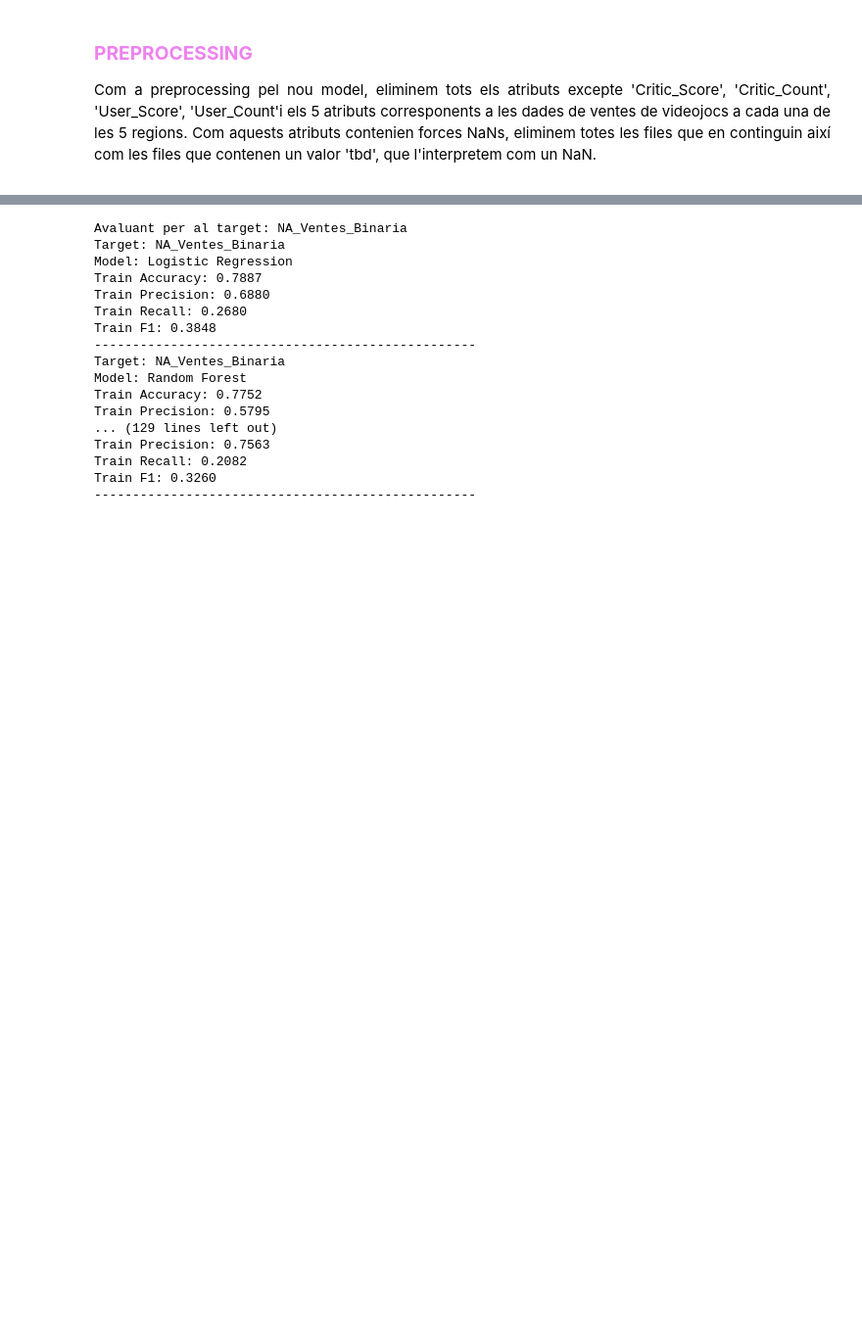
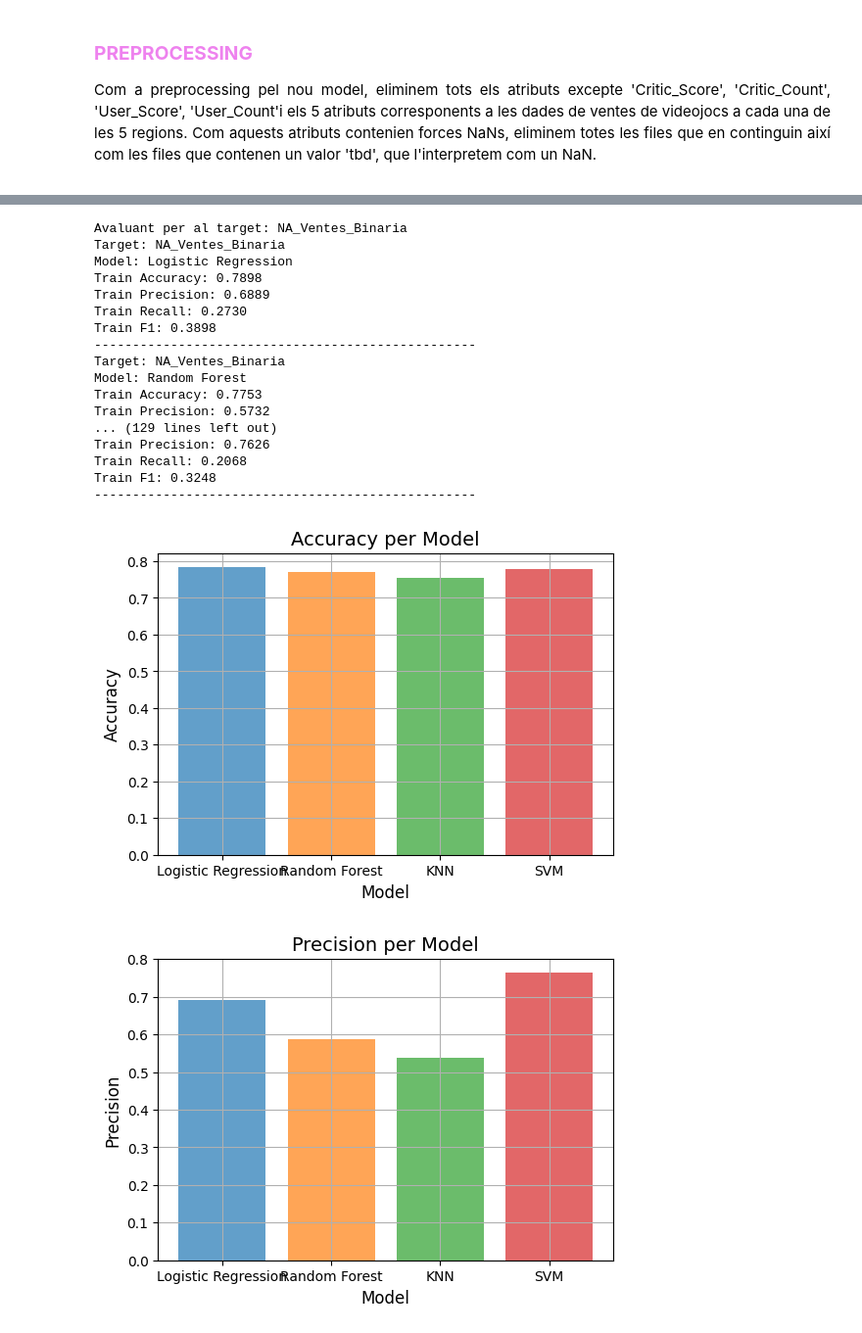
Before and after one commit to LuisVera1998/Cas-Kaggle-APC-1637397, a Jupyter notebook: Cas_Kaggle_1637397/Cas_Kaggle_1637397.ipynb, the cells around one changed output, grey strips where cells are left out. Shown at 98% size. Saved outputs shown, nothing was run; the diff lists cells and outputs as text; code cells hidden in the pictures; blank space fills up the shorter version.

```diff
--- a/Cas_Kaggle_1637397/Cas_Kaggle_1637397.ipynb
+++ b/Cas_Kaggle_1637397/Cas_Kaggle_1637397.ipynb
@@ -582,6 +621,13 @@ models = [
     ('SVM', SVC())
 ]
 
+# Preparació per a les gràfiques
+metrics = ['accuracy', 'precision', 'recall', 'f1']
+models_names = [name for name, _ in models]
+
+# diccionari per emmagatzemar els resultats de les mètriques per a cada model
+model_metrics = {metric: {model_name: [] for model_name, _ in models} for metric in metrics}
+
 
 for target in target_columns:
     print(f"Avaluant per al target: {target}")
@@ -594,7 +640,7 @@ for target in target_columns:
     X_train, X_test, y_train, y_test = train_test_split(X, y, test_size=0.2, random_state=42)
 
     # Avaluar cada model amb cross-validation
-    k = 7
+    k = 10
     for model_name, model in models:
 
         cv_results = cross_validate(model, X_train, y_train, cv=k, scoring=scoring)
@@ -604,40 +650,56 @@ for target in target_columns:
             'Target': target,
             'Model': model_name,
             'Train Accuracy': cv_results['test_accuracy'].mean(),
             'Train Precision': cv_results['test_precision'].mean(),
             'Train Recall': cv_results['test_recall'].mean(),
             'Train F1': cv_results['test_f1'].mean()
         })
 
+        for metric in metrics:
+            model_metrics[metric][model_name].append(cv_results[f'test_{metric}'].mean())
+
         print(f"Target: {target}")
         print(f"Model: {model_name}")
         print(f"Train Accuracy: {cv_results['test_accuracy'].mean():.4f}")
         print(f"Train Precision: {cv_results['test_precision'].mean():.4f}")
         print(f"Train Recall: {cv_results['test_recall'].mean():.4f}")
         print(f"Train F1: {cv_results['test_f1'].mean():.4f}")
         print("-" * 50)
 
 
-#results_df = pd.DataFrame(resultat)
+results_df = pd.DataFrame(resultat)
+
+for metric in metrics:
+    plt.figure(figsize=(6, 4))
+    for model_name in models_names:
+        plt.bar(model_name, np.mean(model_metrics[metric][model_name]), label=model_name, alpha=0.7)
+
+    plt.title(f'{metric.capitalize()} per Model', fontsize=14)
+    plt.xlabel('Model', fontsize=12)
+    plt.ylabel(f'{metric.capitalize()}', fontsize=12)
+    plt.grid(True)
+    plt.show()
 
 
 #print("Resultats:")
 #print(results_df)
 # %% [output]
 Avaluant per al target: NA_Ventes_Binaria
 Target: NA_Ventes_Binaria
 Model: Logistic Regression
-Train Accuracy: 0.7887
-Train Precision: 0.6880
-Train Recall: 0.2680
-Train F1: 0.3848
+Train Accuracy: 0.7898
+Train Precision: 0.6889
+Train Recall: 0.2730
+Train F1: 0.3898
 --------------------------------------------------
 Target: NA_Ventes_Binaria
 Model: Random Forest
-Train Accuracy: 0.7752
-Train Precision: 0.5795
+Train Accuracy: 0.7753
+Train Precision: 0.5732
 ... (129 lines left out)
-Train Precision: 0.7563
-Train Recall: 0.2082
-Train F1: 0.3260
+Train Precision: 0.7626
+Train Recall: 0.2068
+Train F1: 0.3248
 --------------------------------------------------
+[figure, added]
+[figure, added]
```
Also changed, not shown: parts of 15 cells of this notebook.
